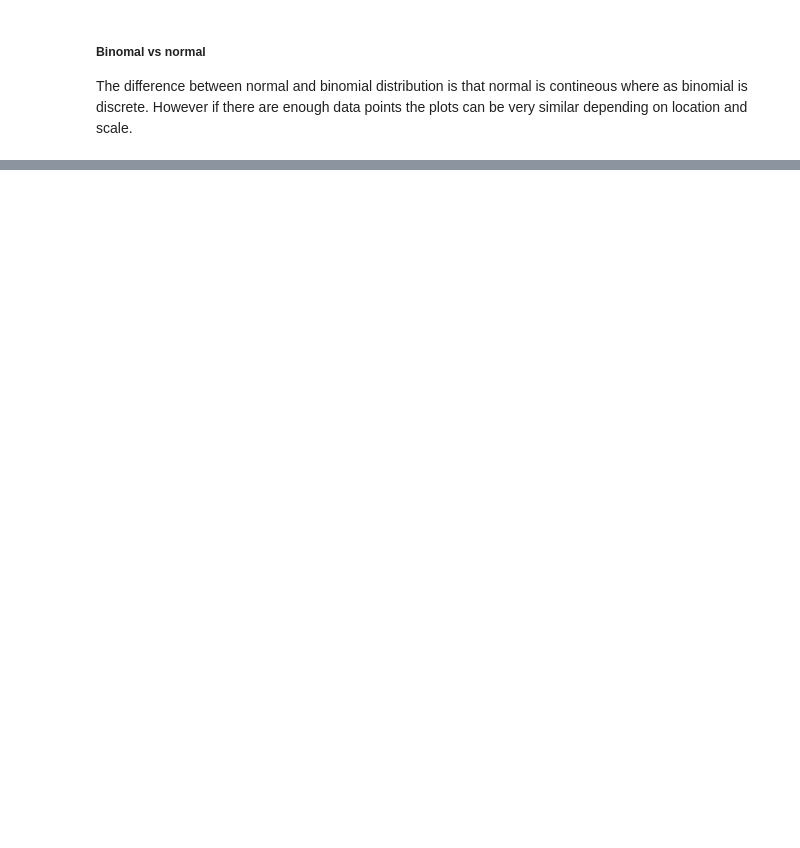
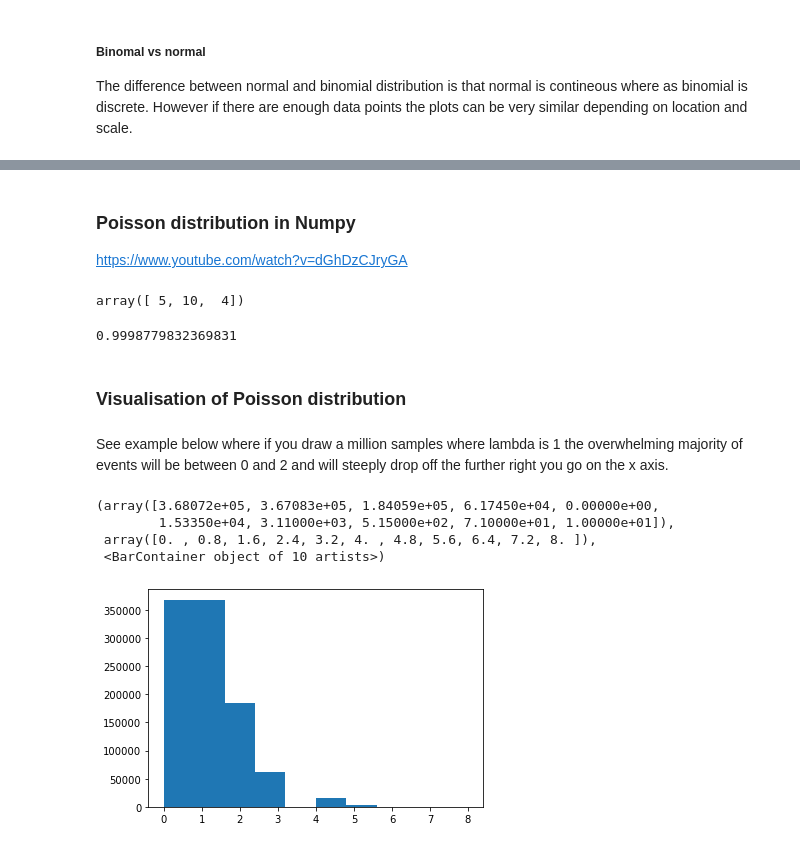
Before and after one commit to Lynch08/numpy-random-investigation, a Jupyter notebook: numpy-random.ipynb, the cells around one changed output, grey strips where cells are left out. Drawn from its saved outputs; the diff is of its cells as text; code cells hidden in the pictures; blank space fills up the shorter version.

Commit message:
Adding work on Possion Distribution using numpy

```diff
--- a/numpy-random.ipynb
+++ b/numpy-random.ipynb
@@ -294,0 +300,29 @@ print(s)
+# %% [markdown]
+### Poisson distribution in Numpy
+
+
+https://www.youtube.com/watch?v=dGhDzCJryGA
+# %%
+# Call the poisson random distribution with lambda is 5 with 3 draws
+np.random.poisson(5,3)
+# %% [output]
+array([ 5, 10,  4])
+# %%
+# using the unbiased varience
+# If the averge number of events in a given time period is 1
+# if you draw that a million times you will get very close to 1
+np.var(np.random.poisson(1,1000000),ddof = 1)
+# %% [output]
+0.9998779832369831
+# %% [markdown]
+### Visualisation of Poisson distribution
+# %% [markdown]
+See example below where if you draw a million samples where lambda is 1 the overwhelming majority of events will be between 0 and 2 and will steeply drop off the further right you go on the x axis.
+# %%
+plt.hist(np.random.poisson(1,1000000))
+# %% [output]
+(array([3.68072e+05, 3.67083e+05, 1.84059e+05, 6.17450e+04, 0.00000e+00,
+        1.53350e+04, 3.11000e+03, 5.15000e+02, 7.10000e+01, 1.00000e+01]),
+ array([0. , 0.8, 1.6, 2.4, 3.2, 4. , 4.8, 5.6, 6.4, 7.2, 8. ]),
+ <BarContainer object of 10 artists>)
+[figure, added]
```
Also changed, not shown: parts of 32 cells of this notebook, 4 other files.
